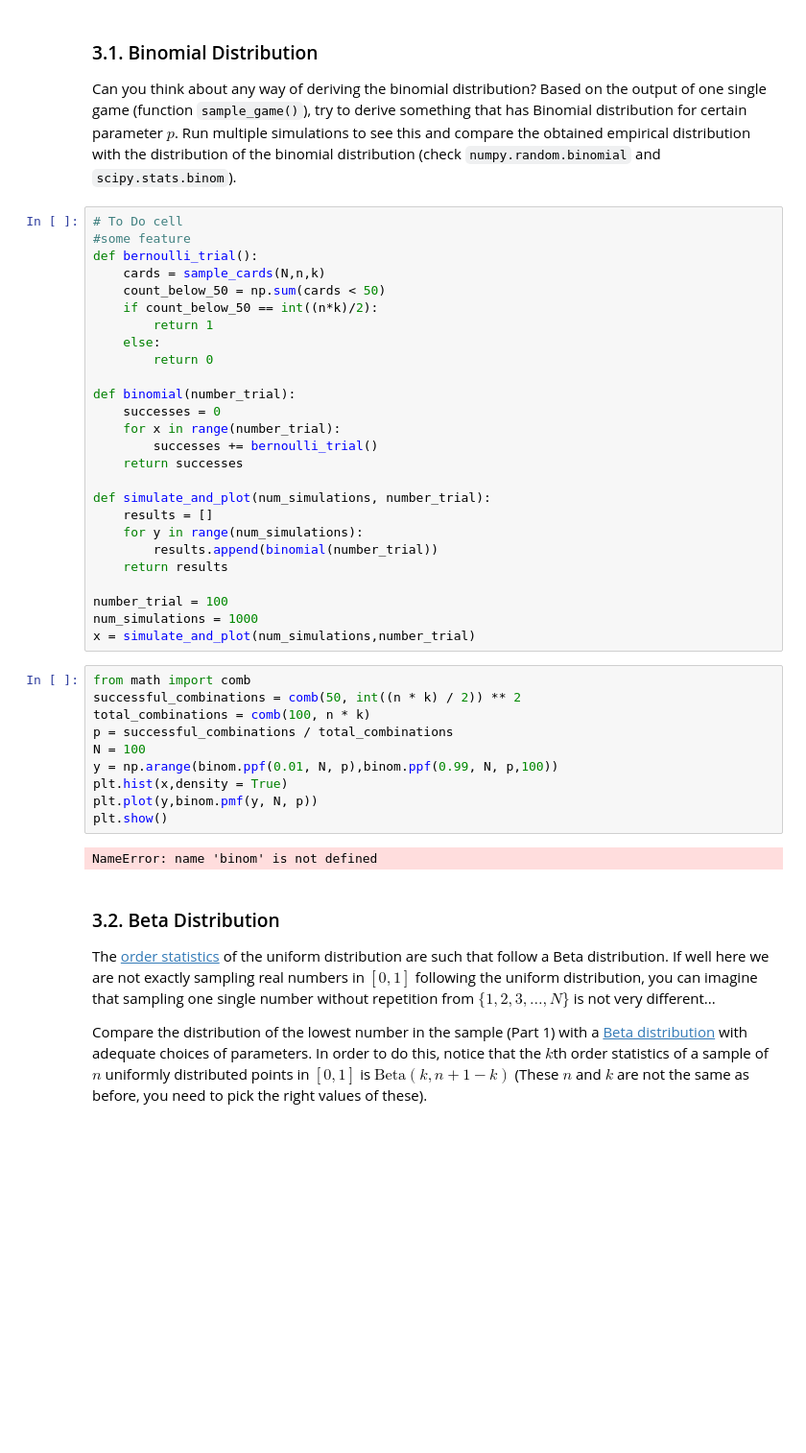
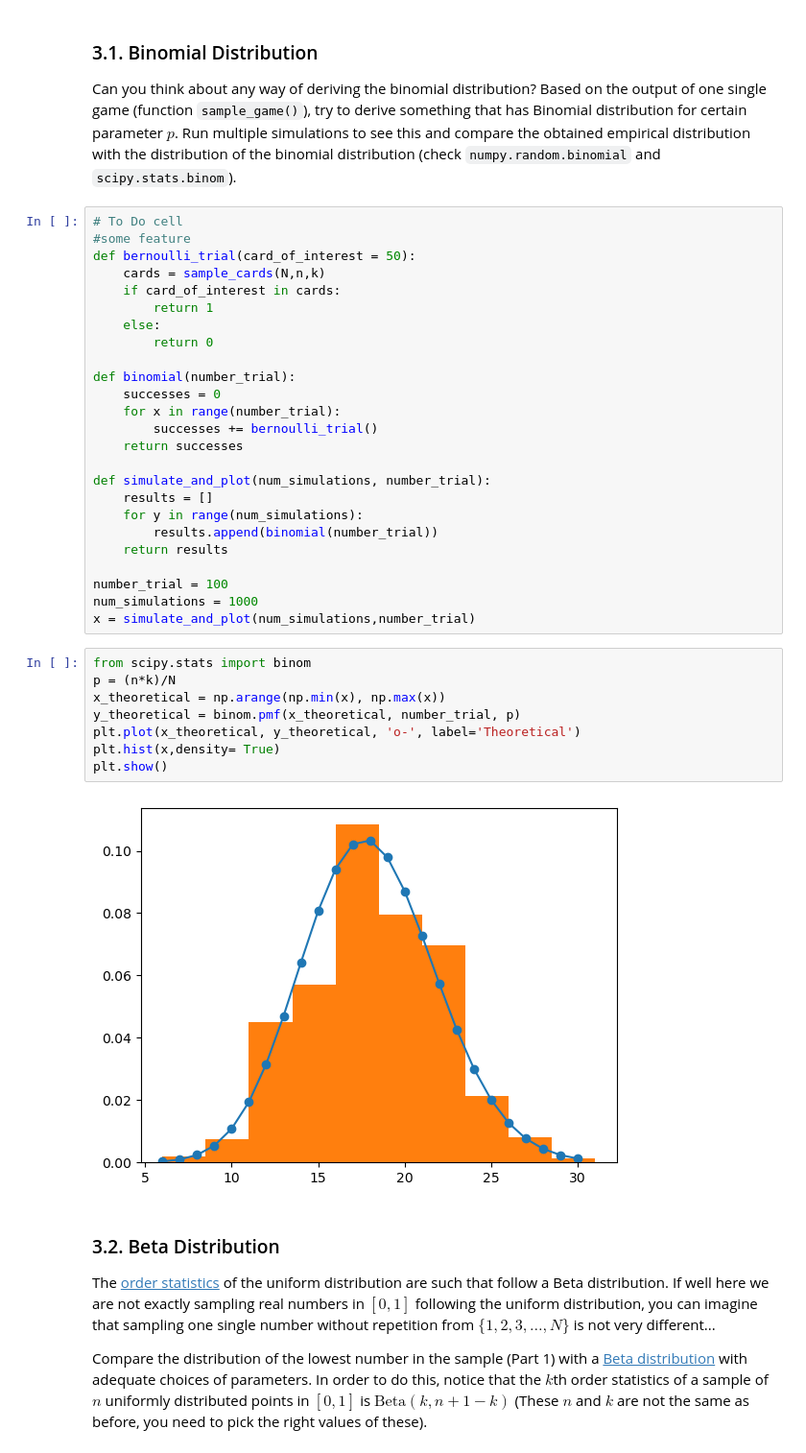
Before and after one commit to UCB-stat-201a-fall23/projectno1-themind-PhudishTam, a Jupyter notebook: Project01-TheMind.ipynb, the cells around one changed output. Shown at 96% size. Cells and saved outputs as stored; diff of their text form; blank space fills up the shorter version.

```diff
--- a/Project01-TheMind.ipynb
+++ b/Project01-TheMind.ipynb
@@ -167,10 +167,9 @@ Can you think about any way of deriving the binomial distribution? Based on the
 # %%
 # To Do cell
 #some feature
-def bernoulli_trial():
+def bernoulli_trial(card_of_interest = 50):
     cards = sample_cards(N,n,k)
-    count_below_50 = np.sum(cards < 50)
-    if count_below_50 == int((n*k)/2):
+    if card_of_interest in cards:
         return 1
     else:
         return 0
@@ -191,17 +190,15 @@ number_trial = 100
 num_simulations = 1000
 x = simulate_and_plot(num_simulations,number_trial)
 # %%
-from math import comb
-successful_combinations = comb(50, int((n * k) / 2)) ** 2
-total_combinations = comb(100, n * k)
-p = successful_combinations / total_combinations
-N = 100
-y = np.arange(binom.ppf(0.01, N, p),binom.ppf(0.99, N, p,100))
-plt.hist(x,density = True)
-plt.plot(y,binom.pmf(y, N, p))
+from scipy.stats import binom
+p = (n*k)/N
+x_theoretical = np.arange(np.min(x), np.max(x))
+y_theoretical = binom.pmf(x_theoretical, number_trial, p)
+plt.plot(x_theoretical, y_theoretical, 'o-', label='Theoretical')
+plt.hist(x,density= True)
 plt.show()
 # %% [output]
-NameError: name 'binom' is not defined
+[figure, added]
 # %% [markdown]
 ### 3.2. Beta Distribution
 
```
Also changed, not shown: parts of 8 cells of this notebook.
